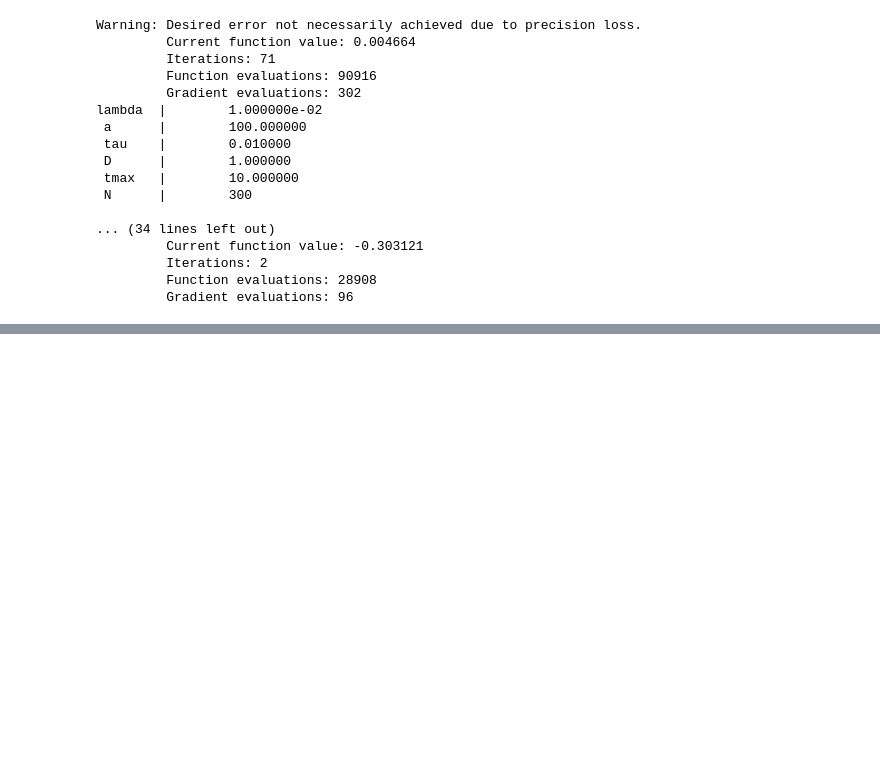
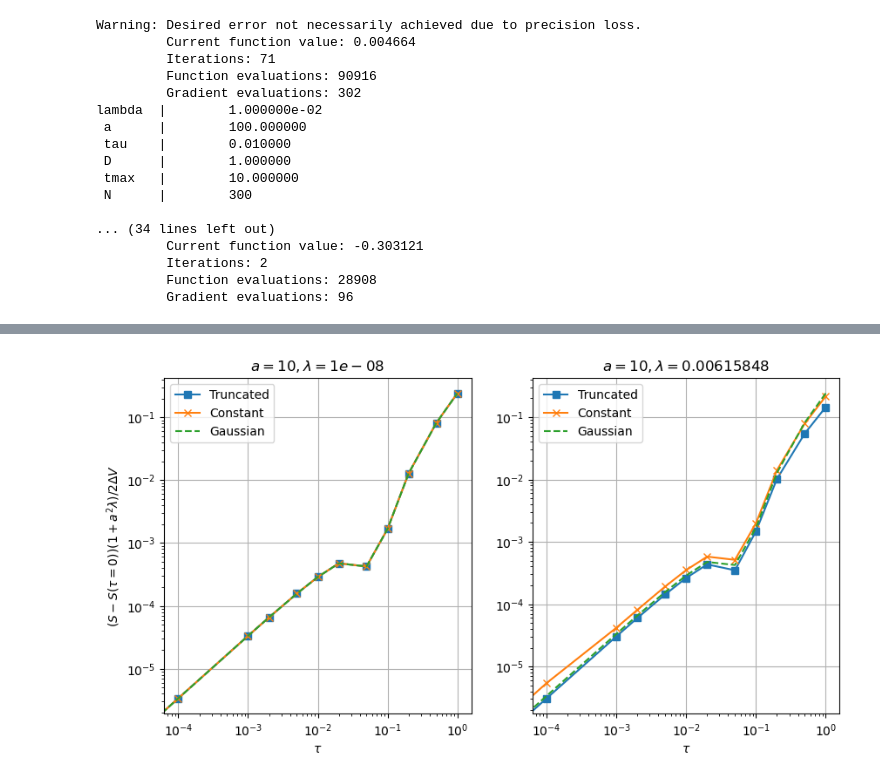
Before and after one commit to larstors/Internship, a Jupyter notebook: numerics/output.ipynb, the cells around one changed output, grey strips where cells are left out. Drawn from its saved outputs; the diff is of its cells as text; code cells hidden in the pictures; blank space fills up the shorter version.

```diff
--- a/numerics/output.ipynb
+++ b/numerics/output.ipynb
@@ -1043,0 +1045,12 @@ plt.show()
+# %%
+S_lowlc = []
+S_medlc = []
+S_lowlt = []
+S_medlt = []
+
+for t in tau:
+    print("############################################################")
+    S_lowlc.append(action_adj(tau=t, pot="m", ini=-1, fin=0, tm=tm, N=N, a=10, lambd=l[0]))
+    S_medlc.append(action_adj(tau=t, pot="m", ini=-1, fin=0, tm=tm, N=N, a=10, lambd=l[index]))
+    S_lowlt.append(action_adj(tau=t, pot="m", noise="t", ini=-1, fin=0, tm=tm, N=N, a=10, lambd=l[0]))
+    S_medlt.append(action_adj(tau=t, pot="m", noise="t", ini=-1, fin=0, tm=tm, N=N, a=10, lambd=l[index]))
@@ -1043,0 +1075,8 @@ plt.show()
+# %%
+S_lowg = []
+S_medg = []
+
+for t in tau:
+    print("############################################################")
+    S_lowg.append(action_adj(tau=t, pot="m", ini=-1, fin=0, tm=tm, N=N, a=10, lambd=0, D=(1 + l[0]*10**2)))
+    S_medg.append(action_adj(tau=t, pot="m", ini=-1, fin=0, tm=tm, N=N, a=10, lambd=0, D=(1 + l[index]*10**2)))
@@ -1043,0 +1101,34 @@ plt.show()
+# %%
+fig, ax = plt.subplots(nrows=1, ncols=2, figsize=(10, 5), sharex=True)
+
+ax[0].plot(tau, np.abs(np.array(S_lowlt)-S_lowlt[0])*(1 + 10**2 * l[0]) / (2*0.25), "-s", label="Truncated")
+ax[0].plot(tau, np.abs(np.array(S_lowlc)-S_lowlc[0])*(1 + 10**2 * l[0]) / (2*0.25), "-x", label="Constant")
+ax[0].plot(tau, np.abs(np.array(S_lowg)-S_lowg[0])*(1 + 10**2 * l[0]) / (2*0.25), "--", label="Gaussian")
+
+
+
+ax[1].plot(tau, np.abs(np.array(S_medlt)-S_medlt[0])*(1 + 10**2 * l[index]) / (2*0.25), "-s", label="Truncated")
+ax[1].plot(tau, np.abs(np.array(S_medlc)-S_medlc[0])*(1 + 10**2 * l[index]) / (2*0.25), "-x", label="Constant")
+ax[1].plot(tau, np.abs(np.array(S_medg)-S_medg[0])*(1 + 10**2 * l[index]) / (2*0.25), "--", label="Gaussian")
+
+ax[1].set_xlabel(r"$\tau$")
+ax[0].set_xlabel(r"$\tau$")
+
+ax[0].set_ylabel(r"$(S-S(\tau=0))(1 + a^2\lambda) / 2\Delta V$")
+
+ax[0].set_title(r"$a=10, \lambda=%g$" % l[0])
+ax[1].set_title(r"$a=10, \lambda=%g$" % l[index])
+
+ax[0].grid()
+ax[1].grid()
+ax[0].legend()
+ax[1].legend()
+
+ax[0].set_xscale("log")
+ax[1].set_xscale("log")
+ax[0].set_yscale("log")
+ax[1].set_yscale("log")
+
+plt.savefig("tau_evolution.pdf", dpi=500, bbox_inches="tight")
+# %% [output]
+[figure, added]
```
Also changed, not shown: parts of 13 cells of this notebook, 6 other files.
